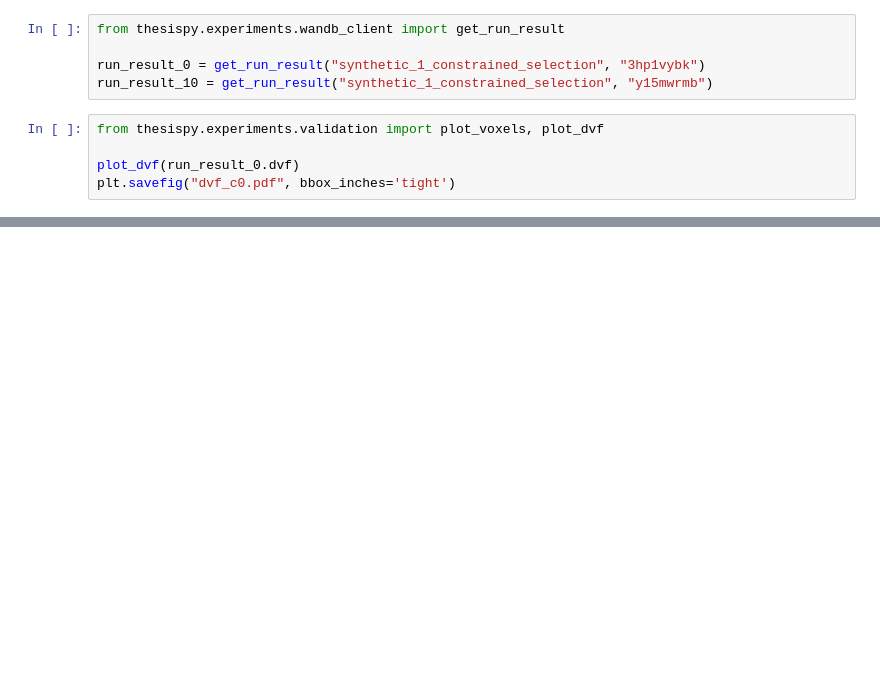
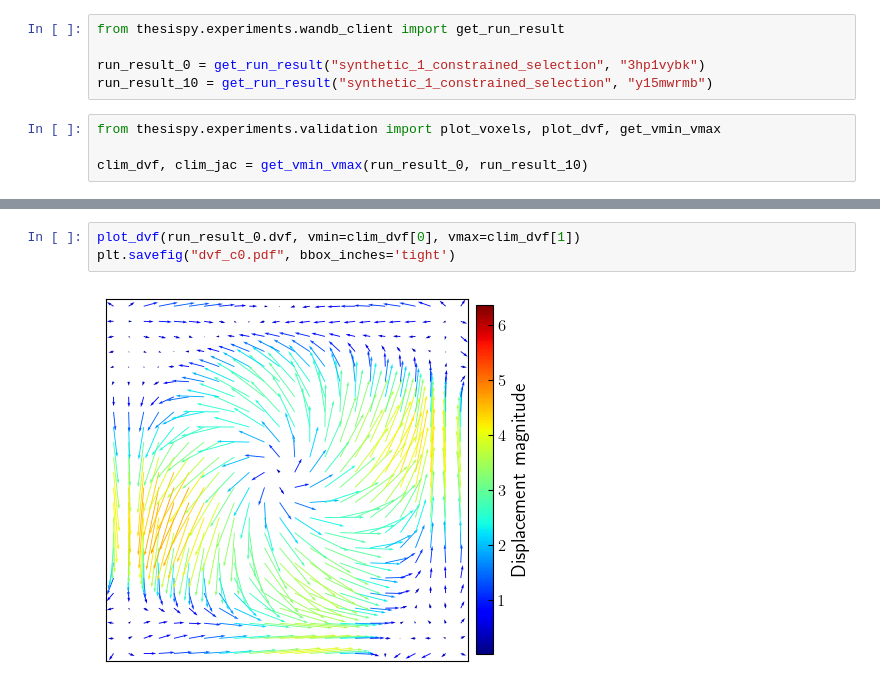
Before and after one commit to joasiee/elastix, a Jupyter notebook: experiments/notebooks/experiments/missed_pixels.ipynb, the cells around one changed output, grey strips where cells are left out. Saved outputs shown, nothing was run; the diff lists cells and outputs as text; blank space fills up the shorter version.

```diff
--- a/experiments/notebooks/experiments/missed_pixels.ipynb
+++ b/experiments/notebooks/experiments/missed_pixels.ipynb
@@ -178,7 +178,6 @@ from thesispy.experiments.wandb_client import get_run_result
 run_result_0 = get_run_result("synthetic_1_constrained_selection", "3hp1vybk")
 run_result_10 = get_run_result("synthetic_1_constrained_selection", "y15mwrmb")
 # %%
-from thesispy.experiments.validation import plot_voxels, plot_dvf
+from thesispy.experiments.validation import plot_voxels, plot_dvf, get_vmin_vmax
 
-plot_dvf(run_result_0.dvf)
-plt.savefig("dvf_c0.pdf", bbox_inches='tight')
+clim_dvf, clim_jac = get_vmin_vmax(run_result_0, run_result_10)
@@ -185 +187,6 @@ plt.savefig("dvf_c0.pdf", bbox_inches='tight')
+# %%
+plot_dvf(run_result_0.dvf, vmin=clim_dvf[0], vmax=clim_dvf[1])
+plt.savefig("dvf_c0.pdf", bbox_inches='tight')
+# %% [output]
+[figure, added]
 # %%
```
Also changed, not shown: parts of 2 cells of this notebook, 6 other files.
